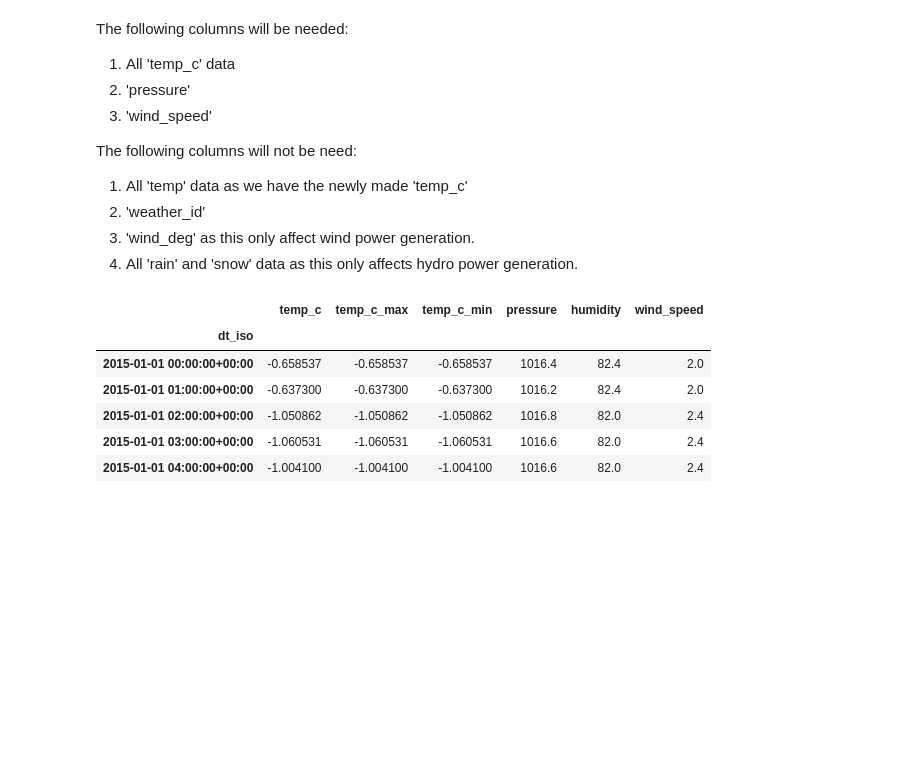
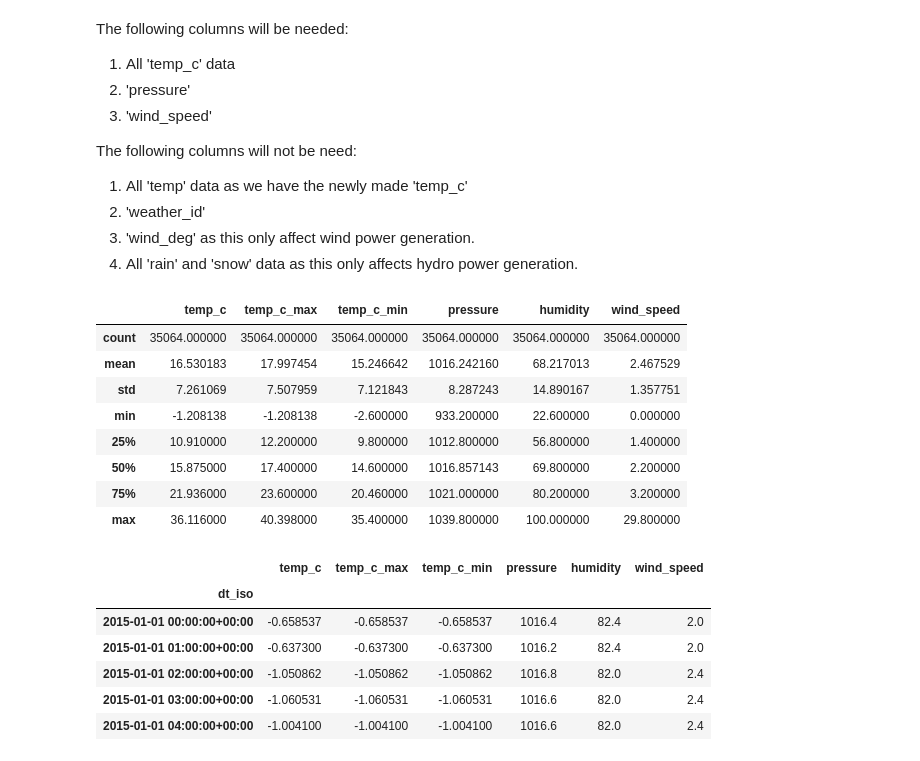
Before and after one commit to y-fawzy/energy-demand-forecast, a Jupyter notebook: notebooks/2-wrangling.ipynb, the cells around one changed output. Saved outputs shown, nothing was run; the diff lists cells and outputs as text; code cells hidden in the pictures; blank space fills up the shorter version.

```diff
--- a/notebooks/2-wrangling.ipynb
+++ b/notebooks/2-wrangling.ipynb
@@ -41,0 +83,9 @@ energy_new=energy[['total load actual','total load forecast']]
+# %%
+indicies_nan=energy_new[energy_new['total load actual'].isnull()].index
+for idx in indicies_nan:
+    past_future_3w= energy_new[(energy_new.index>(idx-pd.to_timedelta(3, unit='w'))) & (energy_new.index>(idx+pd.to_timedelta(3, unit='w')))]['total load actual']
+    dow=idx.dayofweek
+    hod=idx.hour
+    past_future_3w= past_future_3w[past_future_3w.index.dayofweek==dow]
+    past_future_3w= past_future_3w[past_future_3w.index.hour==hod]
+    energy_new['total load actual'].loc[idx]= past_future_3w.mean()
@@ -98,4 +177,4 @@ for idx in indicies_ws:
 indicies_p=weather_new[(weather_new.pressure<870) | (weather_new.pressure>1080)].pressure.index
 for idx in indicies_p:
     day_press=weather[weather.index.date==pd.datetime.date(weather.loc['2015-02-20 09:00:00+00:00'].name)].pressure
-    weather_new.pressure.loc[idx]=w_p[w_p<1080].mean()
+    weather_new.pressure.loc[idx]=weather.pressure[weather.pressure<1080].mean()
@@ -133,6 +200,18 @@ The following columns will not be need:
 4. All 'rain' and 'snow' data as this only affects hydro power generation.
 # %%
 weather_final=weather_new[['temp_c','temp_c_max','temp_c_min','pressure','humidity','wind_speed']]
+# %%
+weather_final.describe()
+# %% [output]
+|  | temp_c | temp_c_max | temp_c_min | pressure | humidity | wind_speed |
+| count | 35064.000000 | 35064.000000 | 35064.000000 | 35064.000000 | 35064.000000 | 35064.000000 |
+| mean | 16.530183 | 17.997454 | 15.246642 | 1016.242160 | 68.217013 | 2.467529 |
+| std | 7.261069 | 7.507959 | 7.121843 | 8.287243 | 14.890167 | 1.357751 |
+| min | -1.208138 | -1.208138 | -2.600000 | 933.200000 | 22.600000 | 0.000000 |
+| 25% | 10.910000 | 12.200000 | 9.800000 | 1012.800000 | 56.800000 | 1.400000 |
+| 50% | 15.875000 | 17.400000 | 14.600000 | 1016.857143 | 69.800000 | 2.200000 |
+| 75% | 21.936000 | 23.600000 | 20.460000 | 1021.000000 | 80.200000 | 3.200000 |
+| max | 36.116000 | 40.398000 | 35.400000 | 1039.800000 | 100.000000 | 29.800000 |
 # %%
 weather_final.head()
 # %% [output]
```
Also changed, not shown: parts of 8 cells of this notebook.
